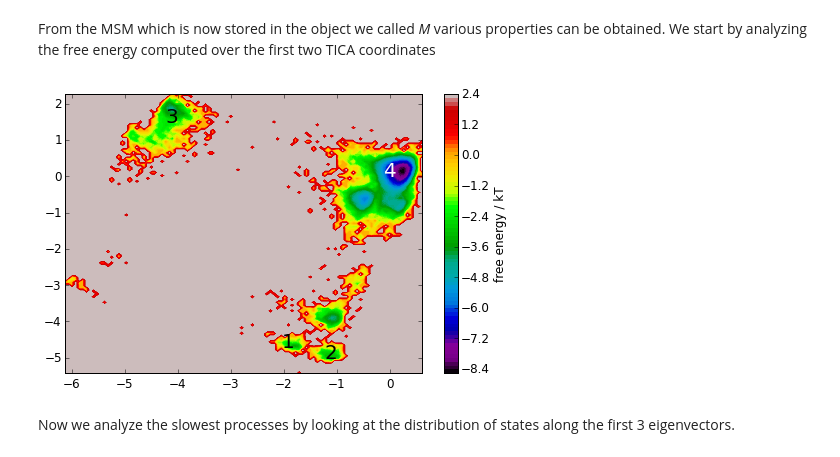
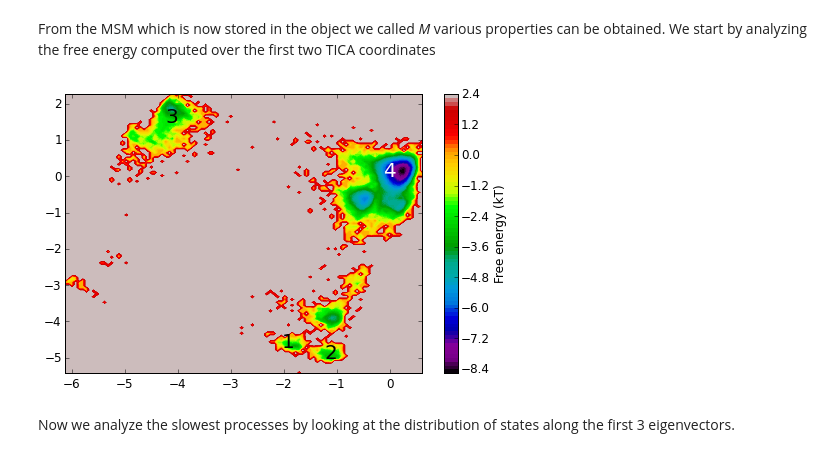
Before and after one commit to markovmodel/PyEMMA_IPython, a Jupyter notebook: applications/pentapeptide_msm/md2msm_penta_peptide.ipynb, the cells around one changed output. Saved outputs shown, nothing was run; the diff lists cells and outputs as text; code cells hidden in the pictures.

```diff
--- a/applications/pentapeptide_msm/md2msm_penta_peptide.ipynb
+++ b/applications/pentapeptide_msm/md2msm_penta_peptide.ipynb
@@ -261,11 +261,11 @@ W = np.concatenate(M.trajectory_weights())
 # %%
 # TODO: make this an MSM-weighted free energy plot
 matplotlib.rcParams.update({'font.size': 12})
-plot_free_energy(xall, yall)
+mplt.plot_free_energy(xall, yall)
 plot_labels()
 save_figure('free_energy_msm.png')
 # %% [output]
-[figure, old version]
+[figure, new version]
 # %% [markdown]
 Now we analyze the slowest processes by looking at the distribution of states along the first 3 eigenvectors.
 # %%
```
Also changed, not shown: parts of 27 cells of this notebook, 15 other files.
